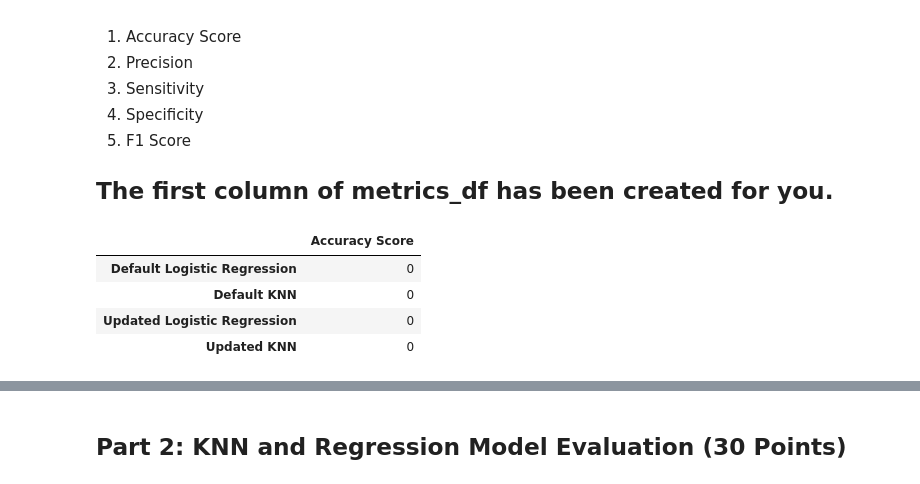
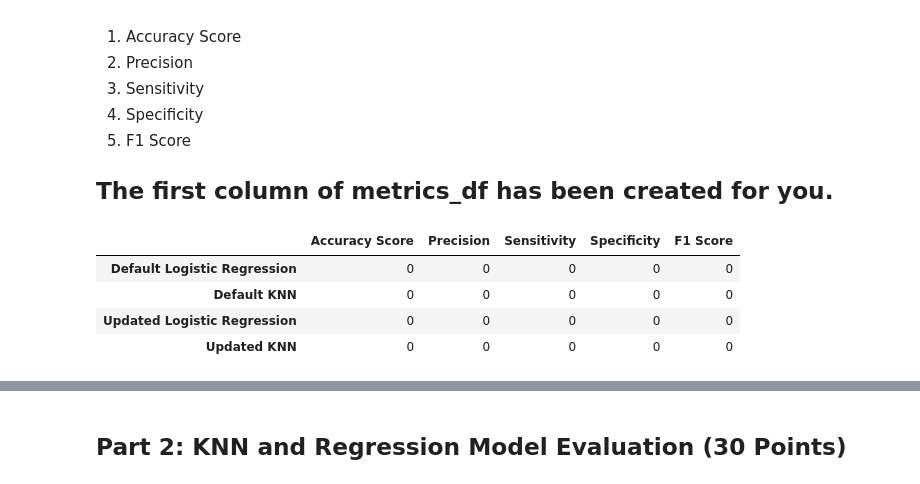
Before and after one commit to tracyhua2/DS3001, a Jupyter notebook: Labs/Lab_2_Machine_Learning_Evaluation.ipynb, the cells around one changed output, grey strips where cells are left out. Saved outputs shown, nothing was run; the diff lists cells and outputs as text; code cells hidden in the pictures.

```diff
--- a/Labs/Lab_2_Machine_Learning_Evaluation.ipynb
+++ b/Labs/Lab_2_Machine_Learning_Evaluation.ipynb
@@ -222,11 +243,16 @@ LogisticRegression()
 # %%
 model_strings = ["Default Logistic Regression", "Default KNN", "Updated Logistic Regression", "Updated KNN"]
 metrics_df = pd.DataFrame(index=model_strings)
 metrics_df["Accuracy Score"] = [0, 0, 0, 0]
+metrics_df["Precision"] = [0, 0, 0, 0]
+metrics_df["Sensitivity"] = [0, 0, 0, 0]
+metrics_df["Specificity"] = [0, 0, 0, 0]
+metrics_df["F1 Score"] = [0, 0, 0, 0]
+
 metrics_df
 # %% [output]
-|  | Accuracy Score |
-| Default Logistic Regression | 0 |
-| Default KNN | 0 |
-| Updated Logistic Regression | 0 |
-| Updated KNN | 0 |
+|  | Accuracy Score | Precision | Sensitivity | Specificity | F1 Score |
+| Default Logistic Regression | 0 | 0 | 0 | 0 | 0 |
+| Default KNN | 0 | 0 | 0 | 0 | 0 |
+| Updated Logistic Regression | 0 | 0 | 0 | 0 | 0 |
+| Updated KNN | 0 | 0 | 0 | 0 | 0 |
```
Also changed, not shown: parts of 7 cells of this notebook.
